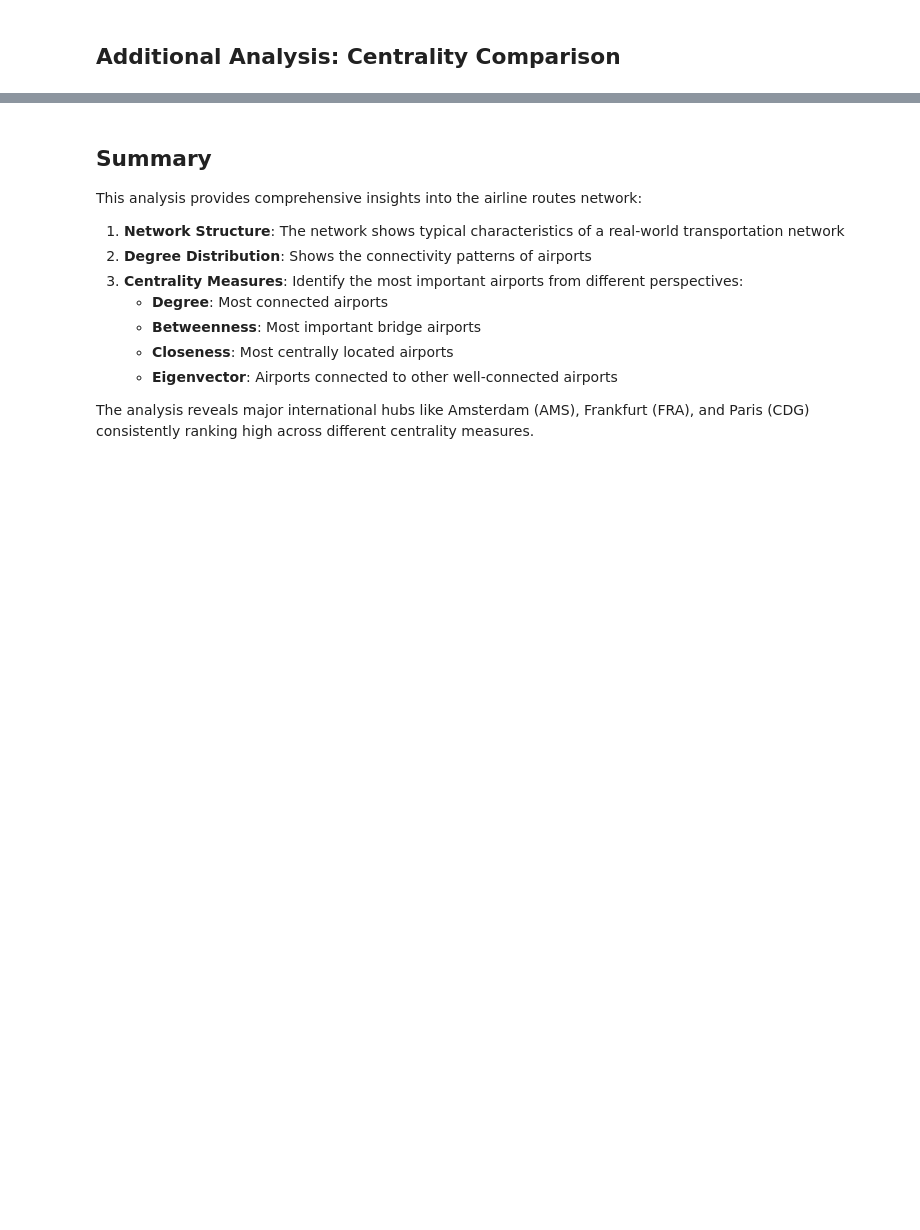
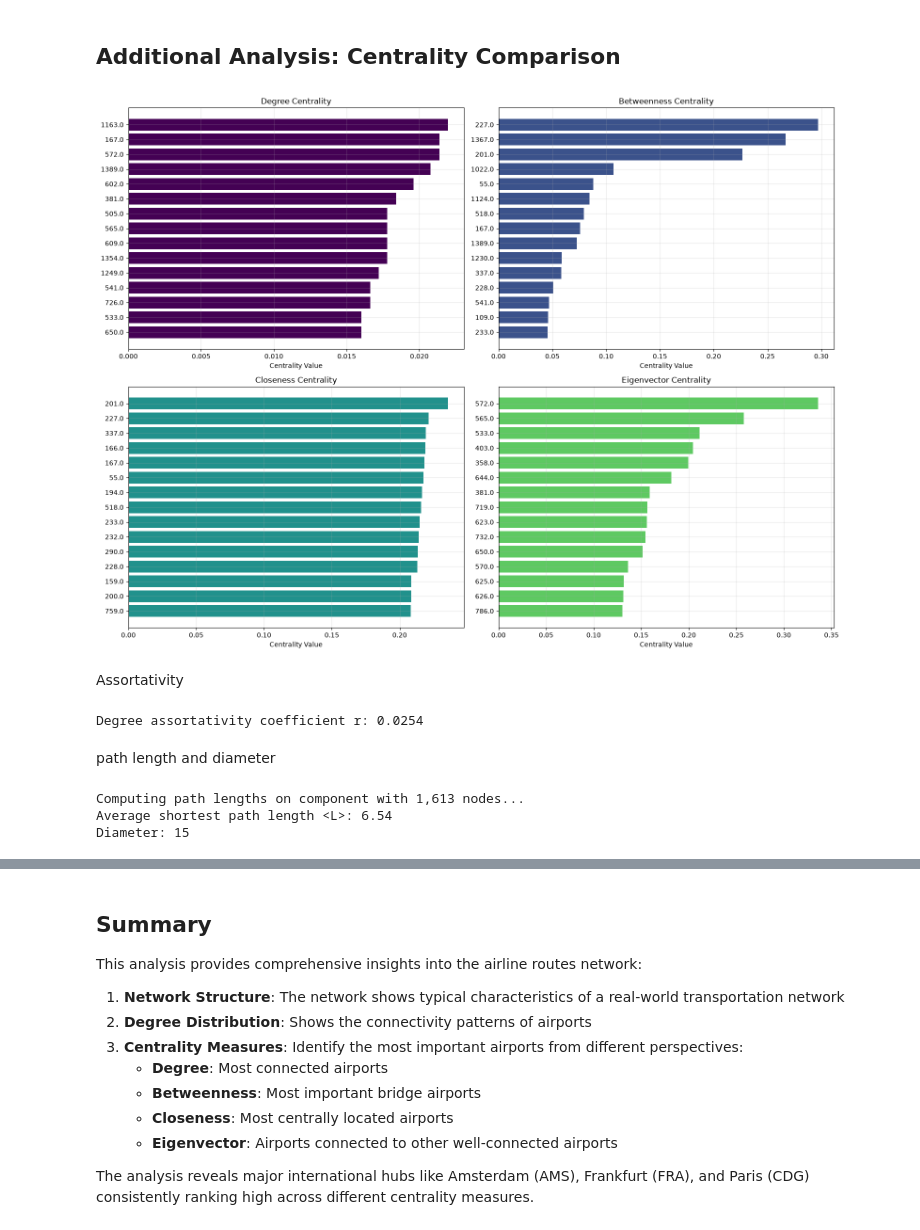
Before and after one commit to LisaCastricum/Model-Based-Decisions-Code, a Jupyter notebook: Week 2 - Networks/vole_network_analysis.ipynb, the cells around one changed output, grey strips where cells are left out. Saved outputs shown, nothing was run; the diff lists cells and outputs as text; code cells hidden in the pictures; blank space fills up the shorter version.

```diff
--- a/Week 2 - Networks/vole_network_analysis.ipynb
+++ b/Week 2 - Networks/vole_network_analysis.ipynb
@@ -190,7 +147,7 @@ def calculate_centrality_measures(G):
 
     # Betweenness centrality (using sampling for large networks)
     print("  - Betweenness centrality...")
-    if G.number_of_nodes() > 1000:
+    if G.number_of_nodes() > 5000:
         # Use sampling for large networks to speed up computation
         k = min(1000, G.number_of_nodes())
         centralities['betweenness'] = nx.betweenness_centrality(G, k=k)
@@ -366,30 +333,58 @@ display_top_airports(centralities, top_n=10)
 # %% [markdown]
 ## Additional Analysis: Centrality Comparison
 # %%
-# Create a comparison plot of different centrality measures for top airports
+# Create a comparison plot of different centrality measures for top voles
 fig, axes = plt.subplots(2, 2, figsize=(16, 12))
 axes = axes.flatten()
 
 centrality_names = ['degree', 'betweenness', 'closeness', 'eigenvector']
 centrality_titles = ['Degree Centrality', 'Betweenness Centrality', 'Closeness Centrality', 'Eigenvector Centrality']
 
 for i, (name, title) in enumerate(zip(centrality_names, centrality_titles)):
-    # Get top 15 airports for this centrality measure
-    sorted_airports = sorted(centralities[name].items(), key=lambda x: x[1], reverse=True)[:15]
-    airports = [item[0] for item in sorted_airports]
-    values = [item[1] for item in sorted_airports]
+    # Get top 15 voles for this centrality measure
+    sorted_voles = sorted(centralities[name].items(), key=lambda x: x[1], reverse=True)[:15]
+    voles = [item[0] for item in sorted_voles]
+    values = [item[1] for item in sorted_voles]
 
     # Create horizontal bar plot
-    axes[i].barh(range(len(airports)), values, color=plt.cm.viridis(i/4))
-    axes[i].set_yticks(range(len(airports)))
-    axes[i].set_yticklabels(airports)
+    axes[i].barh(range(len(voles)), values, color=plt.cm.viridis(i/4))
+    axes[i].set_yticks(range(len(voles)))
+    axes[i].set_yticklabels(voles)
     axes[i].set_xlabel('Centrality Value')
     axes[i].set_title(title)
     axes[i].grid(True, alpha=0.3)
 
     # Invert y-axis to show highest values at top
     axes[i].invert_yaxis()
 
 plt.tight_layout()
 plt.savefig('centrality_comparison.png', dpi=300, bbox_inches='tight')
 plt.show()
+# %% [output]
+[figure, added]
+# %% [markdown]
+Assortativity
+# %%
+r = nx.degree_assortativity_coefficient(G)
+print(f"Degree assortativity coefficient r: {r:.4f}")
+# %% [output]
+Degree assortativity coefficient r: 0.0254
+# %% [markdown]
+path length and diameter
+# %%
+if nx.is_connected(G):
+    largest_cc = G
+else:
+    largest_cc_nodes = max(nx.connected_components(G), key=len)
+    largest_cc = G.subgraph(largest_cc_nodes)
+
+print(f"Computing path lengths on component with {largest_cc.number_of_nodes():,} nodes...")
+avg_path_length = nx.average_shortest_path_length(largest_cc)
+diameter = nx.diameter(largest_cc)
+
+print(f"Average shortest path length <L>: {avg_path_length:.2f}")
+print(f"Diameter: {diameter}")
+# %% [output]
+Computing path lengths on component with 1,613 nodes...
+Average shortest path length <L>: 6.54
+Diameter: 15
```
Also changed, not shown: parts of 17 cells of this notebook, 1 other file.
